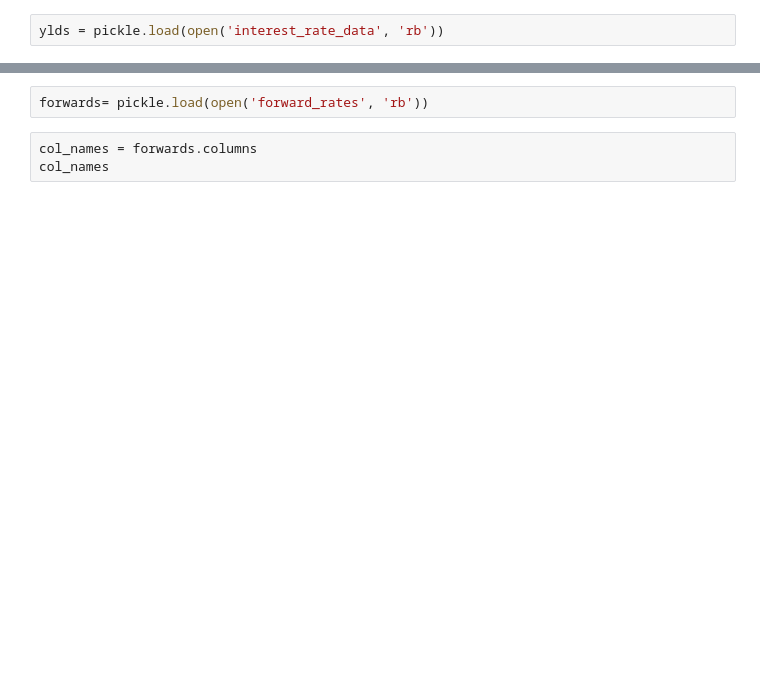
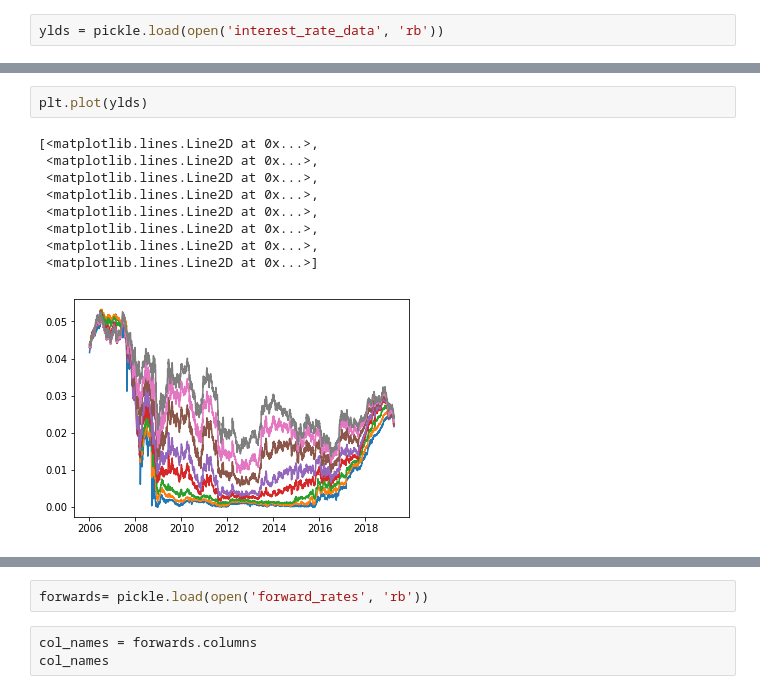
Before and after one commit to davidjsmith44/NLP-Fed-Speeches, a Jupyter notebook: data/Check_zeros_from_ylds.ipynb, the cells around one changed output, grey strips where cells are left out. Cells and saved outputs as stored; diff of their text form; blank space fills up the shorter version.

```diff
--- a/data/Check_zeros_from_ylds.ipynb
+++ b/data/Check_zeros_from_ylds.ipynb
@@ -27,3 +64,15 @@ ylds.head()
 | 2006-01-05 | 0.0420 | 0.0437 | 0.0436 | 0.0432 | 0.0429 | 0.0429 | 0.0431 | 0.0436 |
 | 2006-01-06 | 0.0422 | 0.0439 | 0.0438 | 0.0436 | 0.0432 | 0.0432 | 0.0433 | 0.0438 |
 | 2006-01-09 | 0.0423 | 0.0440 | 0.0439 | 0.0436 | 0.0432 | 0.0432 | 0.0434 | 0.0438 |
+# %%
+plt.plot(ylds)
+# %% [output]
+[<matplotlib.lines.Line2D at 0x...>,
+ <matplotlib.lines.Line2D at 0x...>,
+ <matplotlib.lines.Line2D at 0x...>,
+ <matplotlib.lines.Line2D at 0x...>,
+ <matplotlib.lines.Line2D at 0x...>,
+ <matplotlib.lines.Line2D at 0x...>,
+ <matplotlib.lines.Line2D at 0x...>,
+ <matplotlib.lines.Line2D at 0x...>]
+[figure, added]
```
Also changed, not shown: parts of 15 cells of this notebook, 6 other files.
